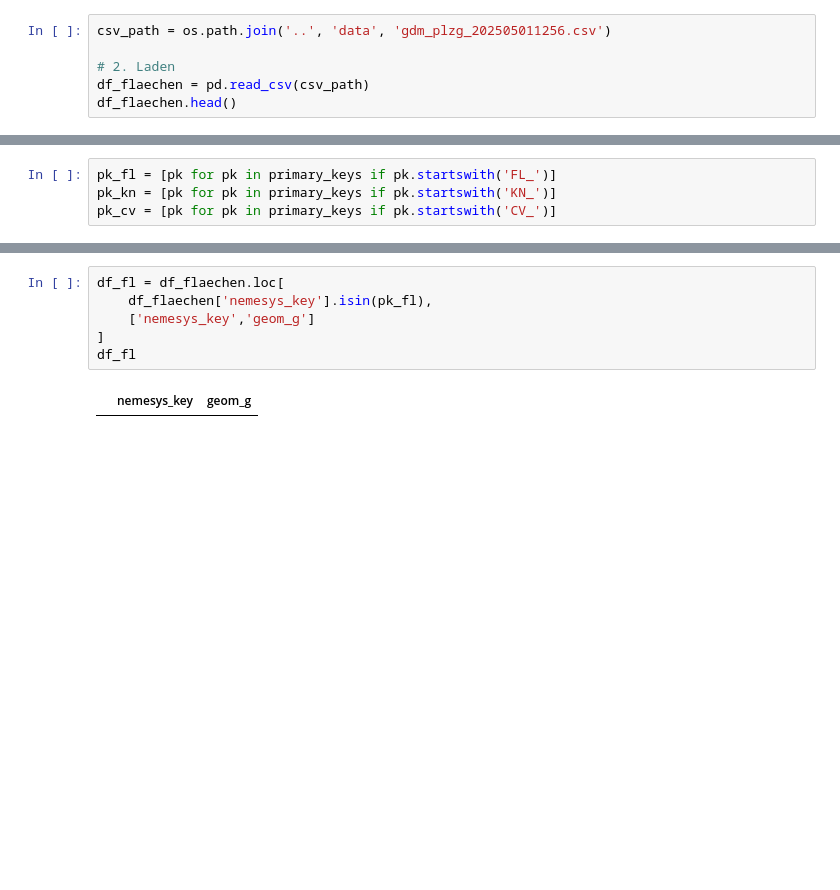
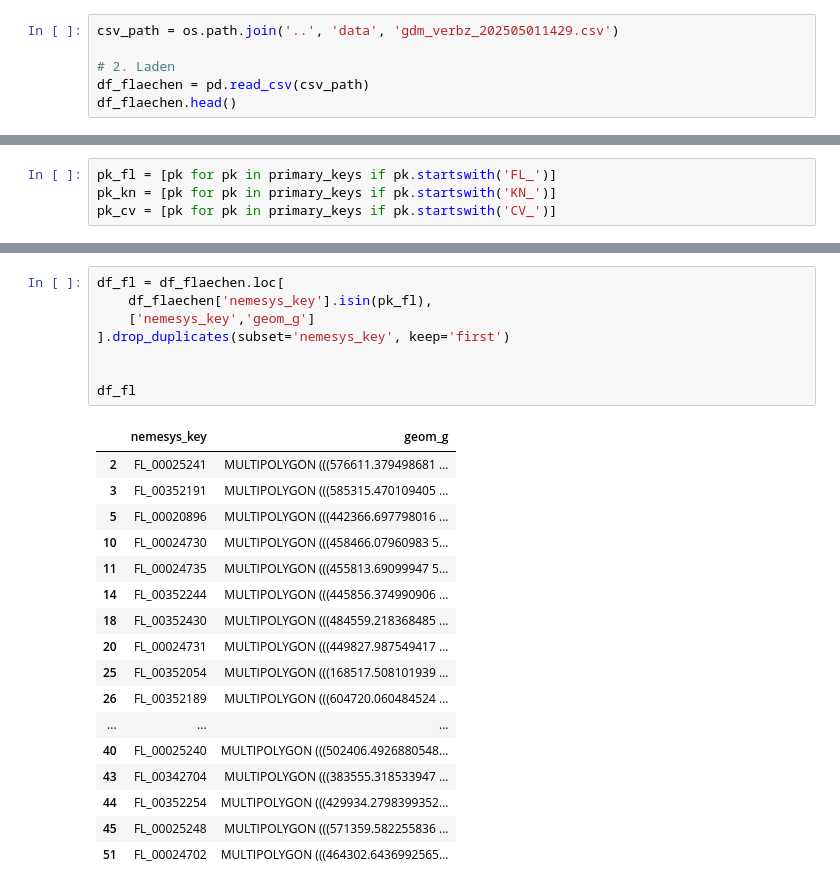
Before and after one commit to johannesgl4d0s/ersatzwerte_project, a Jupyter notebook: notebooks/02_data_wrangling_temp.ipynb, the cells around one changed output, grey strips where cells are left out. Drawn from its saved outputs; the diff is of its cells as text; blank space fills up the shorter version.

```diff
--- a/notebooks/02_data_wrangling_temp.ipynb
+++ b/notebooks/02_data_wrangling_temp.ipynb
@@ -98,7 +103,7 @@ df_punkte.head()
 | 4 | 627087 | CV_00346063 | LGVRugg.DRMRugg.Q\r\n | 0 | 626972 | 10109.0 | NaN | 0.0 | 262.0 | 5.0 | ... |
 5 rows × 32 columns
 # %%
-csv_path = os.path.join('..', 'data', 'gdm_plzg_202505011256.csv')
+csv_path = os.path.join('..', 'data', 'gdm_verbz_202505011429.csv')
 
 # 2. Laden
 df_flaechen = pd.read_csv(csv_path)
@@ -117,11 +126,29 @@ pk_cv = [pk for pk in primary_keys if pk.startswith('CV_')]
 # %%
 df_fl = df_flaechen.loc[
     df_flaechen['nemesys_key'].isin(pk_fl),
     ['nemesys_key','geom_g']
-]
+].drop_duplicates(subset='nemesys_key', keep='first')
+
+
 df_fl
 # %% [output]
 |  | nemesys_key | geom_g |
+| 2 | FL_00025241 | MULTIPOLYGON (((576611.379498681 ... |
+| 3 | FL_00352191 | MULTIPOLYGON (((585315.470109405 ... |
+| 5 | FL_00020896 | MULTIPOLYGON (((442366.697798016 ... |
+| 10 | FL_00024730 | MULTIPOLYGON (((458466.07960983 5... |
+| 11 | FL_00024735 | MULTIPOLYGON (((455813.69099947 5... |
+| 14 | FL_00352244 | MULTIPOLYGON (((445856.374990906 ... |
+| 18 | FL_00352430 | MULTIPOLYGON (((484559.218368485 ... |
+| 20 | FL_00024731 | MULTIPOLYGON (((449827.987549417 ... |
+| 25 | FL_00352054 | MULTIPOLYGON (((168517.508101939 ... |
+| 26 | FL_00352189 | MULTIPOLYGON (((604720.060484524 ... |
+| ... | ... | ... |
+| 40 | FL_00025240 | MULTIPOLYGON (((502406.4926880548... |
+| 43 | FL_00342704 | MULTIPOLYGON (((383555.318533947 ... |
+| 44 | FL_00352254 | MULTIPOLYGON (((429934.2798399352... |
+| 45 | FL_00025248 | MULTIPOLYGON (((571359.582255836 ... |
+| 51 | FL_00024702 | MULTIPOLYGON (((464302.6436992565... |
 # %%
 df_kn = df_knoten.loc[
     df_knoten['nemesys_key'].isin(pk_kn),
```
Also changed, not shown: parts of 22 cells of this notebook.
